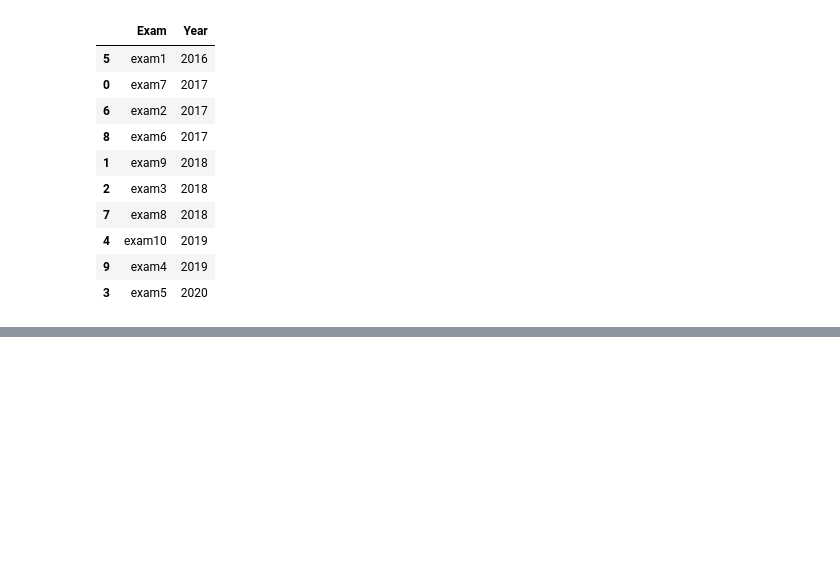
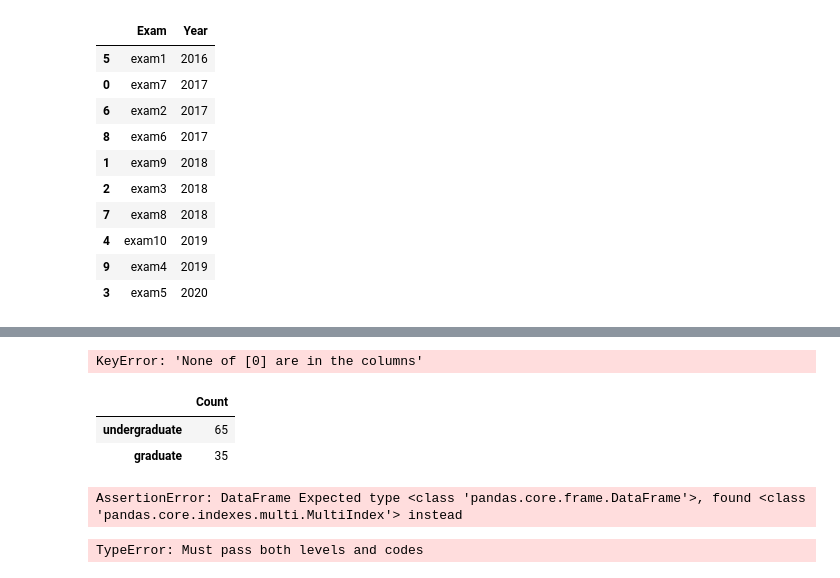
Before and after one commit to pChitral/assignment6, a Jupyter notebook: playground.ipynb, the cells around one changed output, grey strips where cells are left out. Saved outputs shown, nothing was run; the diff lists cells and outputs as text; code cells hidden in the pictures; blank space fills up the shorter version.

```diff
--- a/playground.ipynb
+++ b/playground.ipynb
@@ -385,0 +414,28 @@ df_exams.sort_values(by='Year')
+# %%
+df = df_students["Degree"].value_counts().to_frame(name='Count')
+# df.columns = pd.MultiIndex.from_frame(df)
+# df = pd.MultiIndex.from_frame(df)
+df
+df.set_index(0,inplace=True)
+
+df.columns=[['Count']]
+# %% [output]
+KeyError: 'None of [0] are in the columns'
+# %%
+df_file = pd.read_csv("ex2.csv", index_col=0)
+df_file.columns = [['Count']]
+df_file
+# %% [output]
+|  | Count |
+| undergraduate | 65 |
+| graduate | 35 |
+# %%
+from pandas.testing import assert_frame_equal
+
+assert_frame_equal(df, df_file)
+# %% [output]
+AssertionError: DataFrame Expected type <class 'pandas.core.frame.DataFrame'>, found <class 'pandas.core.indexes.multi.MultiIndex'> instead
+# %%
+df = pd.MultiIndex(df)
+# %% [output]
+TypeError: Must pass both levels and codes
```
Also changed, not shown: parts of 9 cells of this notebook, 2 other files.
